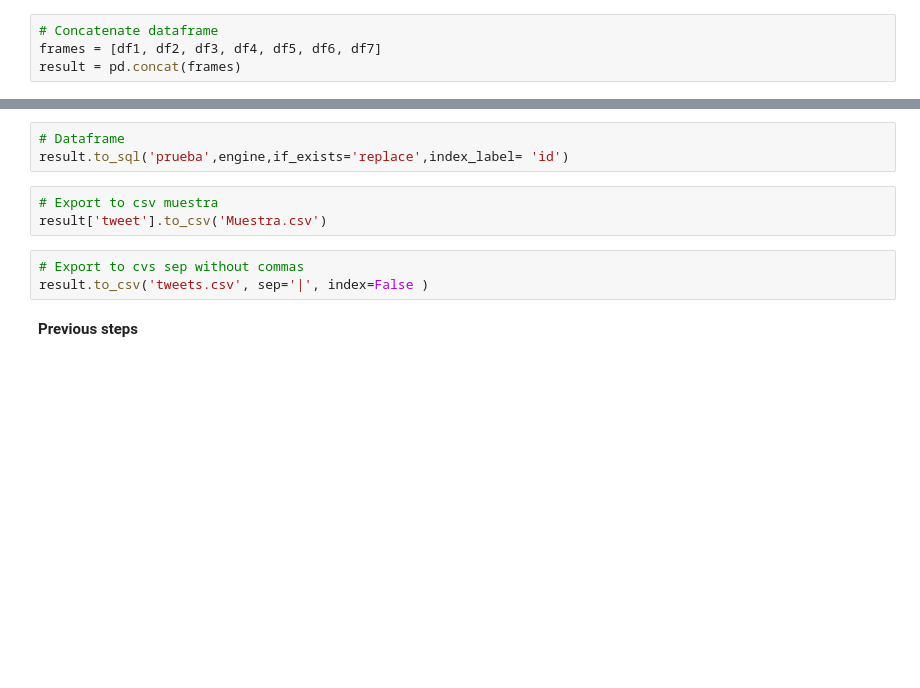
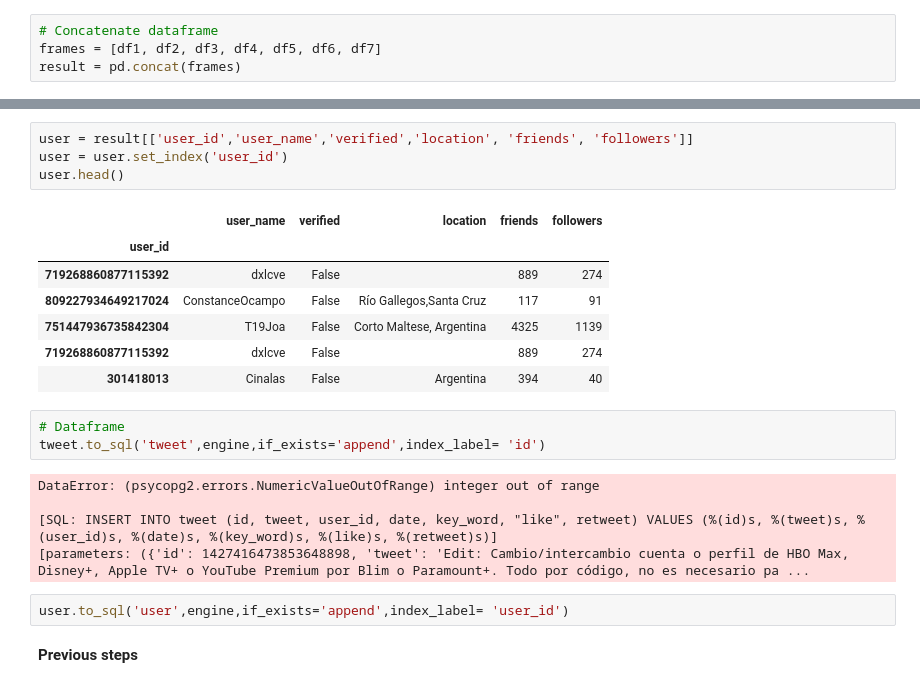
Before and after one commit to uriarriaga/Final_proyect, a Jupyter notebook: Database/TwitterPy-2.ipynb, the cells around one changed output, grey strips where cells are left out. Cells and saved outputs as stored; diff of their text form; blank space fills up the shorter version.

```diff
--- a/Database/TwitterPy-2.ipynb
+++ b/Database/TwitterPy-2.ipynb
@@ -101,11 +110,24 @@ result.head()
+# %%
+user = result[['user_id','user_name','verified','location', 'friends', 'followers']]
+user = user.set_index('user_id')
+user.head()
+# %% [output]
+|  | user_name | verified | location | friends | followers |
+| user_id |  |  |  |  |  |
+| 719268860877115392 | dxlcve | False |  | 889 | 274 |
+| 809227934649217024 | ConstanceOcampo | False | Río Gallegos,Santa Cruz | 117 | 91 |
+| 751447936735842304 | T19Joa | False | Corto Maltese, Argentina | 4325 | 1139 |
+| 719268860877115392 | dxlcve | False |  | 889 | 274 |
+| 301418013 | Cinalas | False | Argentina | 394 | 40 |
 # %%
 # Dataframe
-result.to_sql('prueba',engine,if_exists='replace',index_label= 'id')
+tweet.to_sql('tweet',engine,if_exists='append',index_label= 'id')
+# %% [output]
+DataError: (psycopg2.errors.NumericValueOutOfRange) integer out of range
+
+[SQL: INSERT INTO tweet (id, tweet, user_id, date, key_word, "like", retweet) VALUES (%(id)s, %(tweet)s, %(user_id)s, %(date)s, %(key_word)s, %(like)s, %(retweet)s)]
+[parameters: ({'id': 1427416473853648898, 'tweet': 'Edit: Cambio/intercambio cuenta o perfil de HBO Max, Disney+, Apple TV+ o YouTube Premium por Blim o Paramount+. Todo por código, no es necesario pa ...
-# %%
-# Export to csv muestra
-result['tweet'].to_csv('Muestra.csv')
-# %%
-# Export to cvs sep without commas
-result.to_csv('tweets.csv', sep='|', index=False )
+# %%
+user.to_sql('user',engine,if_exists='append',index_label= 'user_id')
 # %% [markdown]
 **Previous steps**
```
Also changed, not shown: parts of 8 cells of this notebook.
